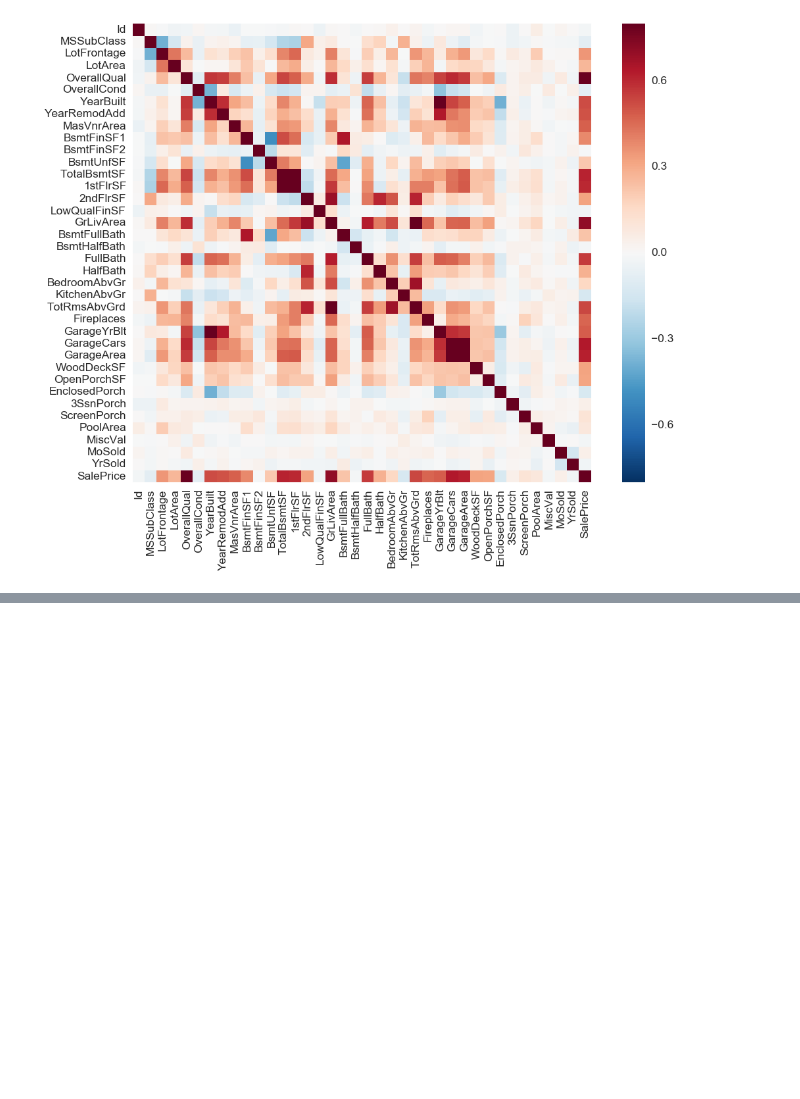
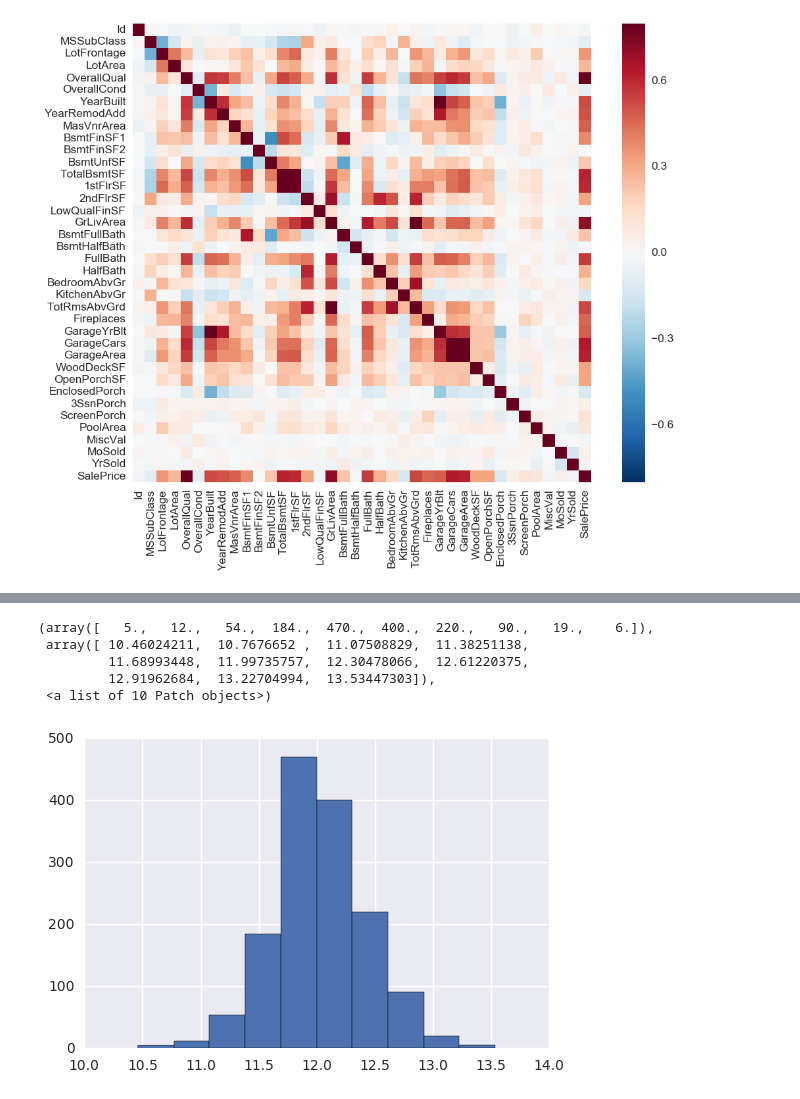
Before and after one commit to kctobin/207, a Jupyter notebook: RealEstateFinal - 1 Intro Exploration.ipynb, the cells around one changed output, grey strips where cells are left out. Drawn from its saved outputs; the diff is of its cells as text; code cells hidden in the pictures; blank space fills up the shorter version.

```diff
--- a/RealEstateFinal - 1 Intro Exploration.ipynb
+++ b/RealEstateFinal - 1 Intro Exploration.ipynb
@@ -127,0 +147,11 @@ plt.hist(original_train_data['SalePrice']);
+# %%
+#log transformation further normalizes Sales price by containing the long right tale
+log_sales = np.log(original_train_data['SalePrice'])
+plt.hist(log_sales)
+# %% [output]
+(array([   5.,   12.,   54.,  184.,  470.,  400.,  220.,   90.,   19.,    6.]),
+ array([ 10.46024211,  10.7676652 ,  11.07508829,  11.38251138,
+         11.68993448,  11.99735757,  12.30478066,  12.61220375,
+         12.91962684,  13.22704994,  13.53447303]),
+ <a list of 10 Patch objects>)
+[figure, added]
```
Also changed, not shown: parts of 14 cells of this notebook.
